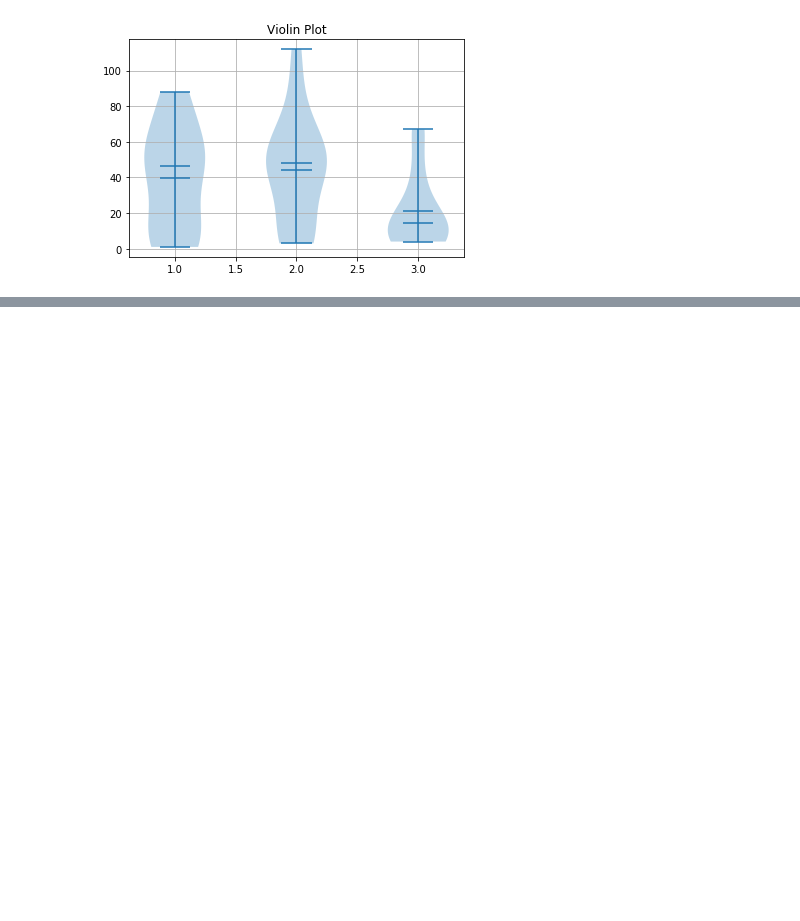
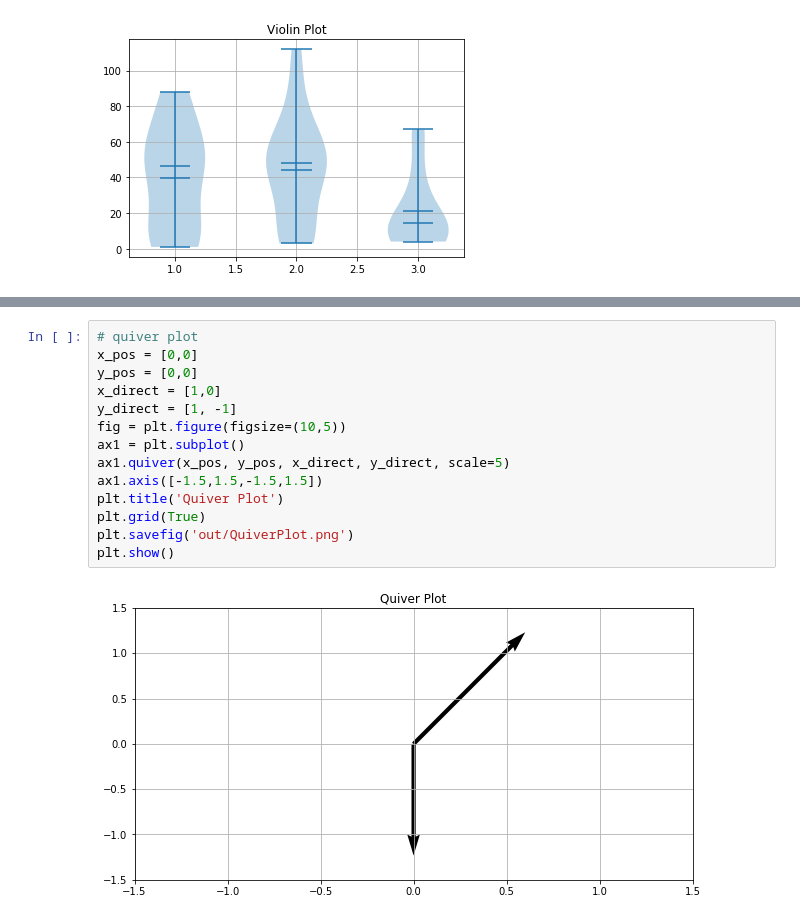
Before and after one commit to sahityakmr/Albatross, a Jupyter notebook: libraries/matplotlib_various_plots.ipynb, the cells around one changed output, grey strips where cells are left out. Drawn from its saved outputs; the diff is of its cells as text; blank space fills up the shorter version.

```diff
--- a/libraries/matplotlib_various_plots.ipynb
+++ b/libraries/matplotlib_various_plots.ipynb
@@ -156,0 +172,16 @@ print(arr)
+# %%
+# quiver plot
+x_pos = [0,0]
+y_pos = [0,0]
+x_direct = [1,0]
+y_direct = [1, -1]
+fig = plt.figure(figsize=(10,5))
+ax1 = plt.subplot()
+ax1.quiver(x_pos, y_pos, x_direct, y_direct, scale=5)
+ax1.axis([-1.5,1.5,-1.5,1.5])
+plt.title('Quiver Plot')
+plt.grid(True)
+plt.savefig('out/QuiverPlot.png')
+plt.show()
+# %% [output]
+[figure, added]
```
Also changed, not shown: parts of 8 cells of this notebook.
